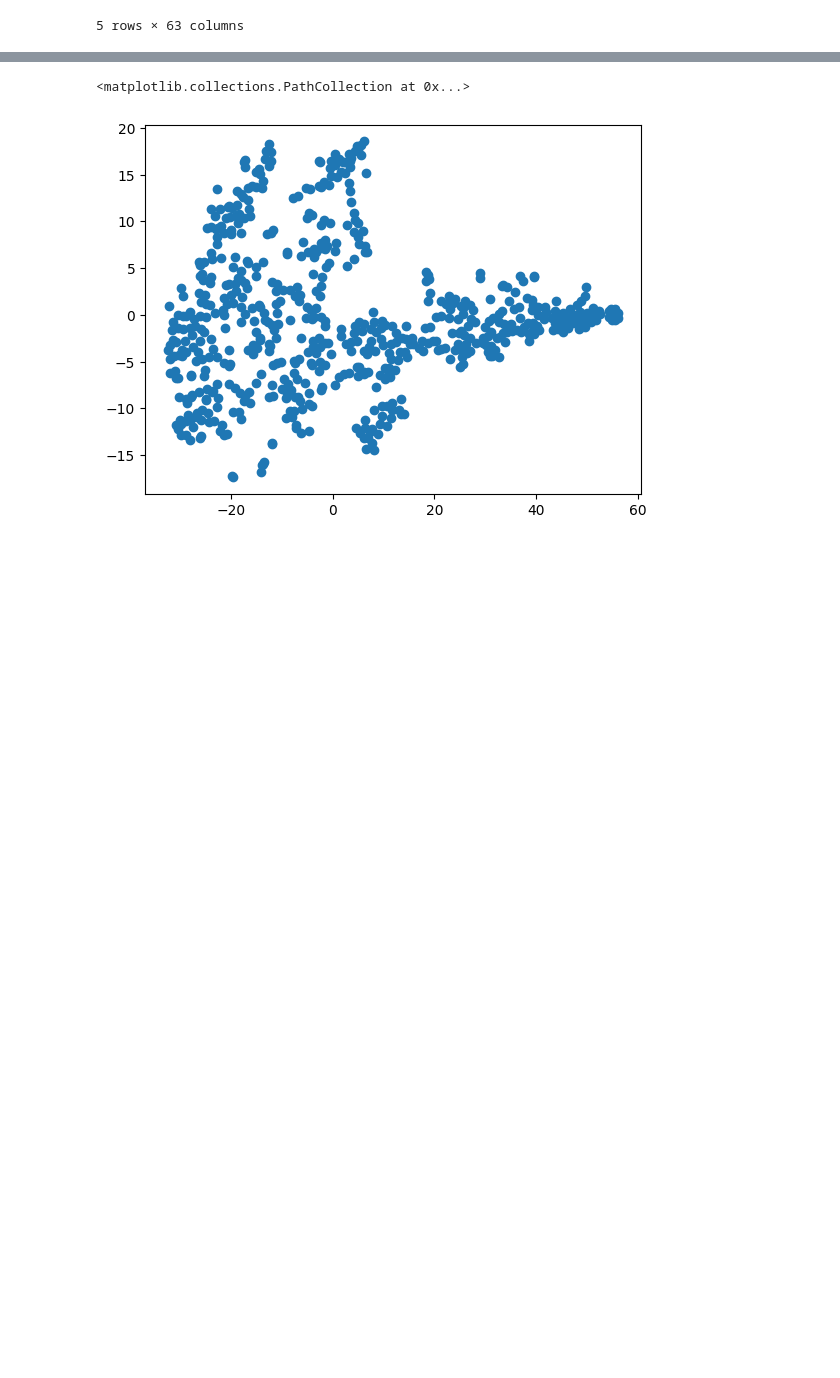
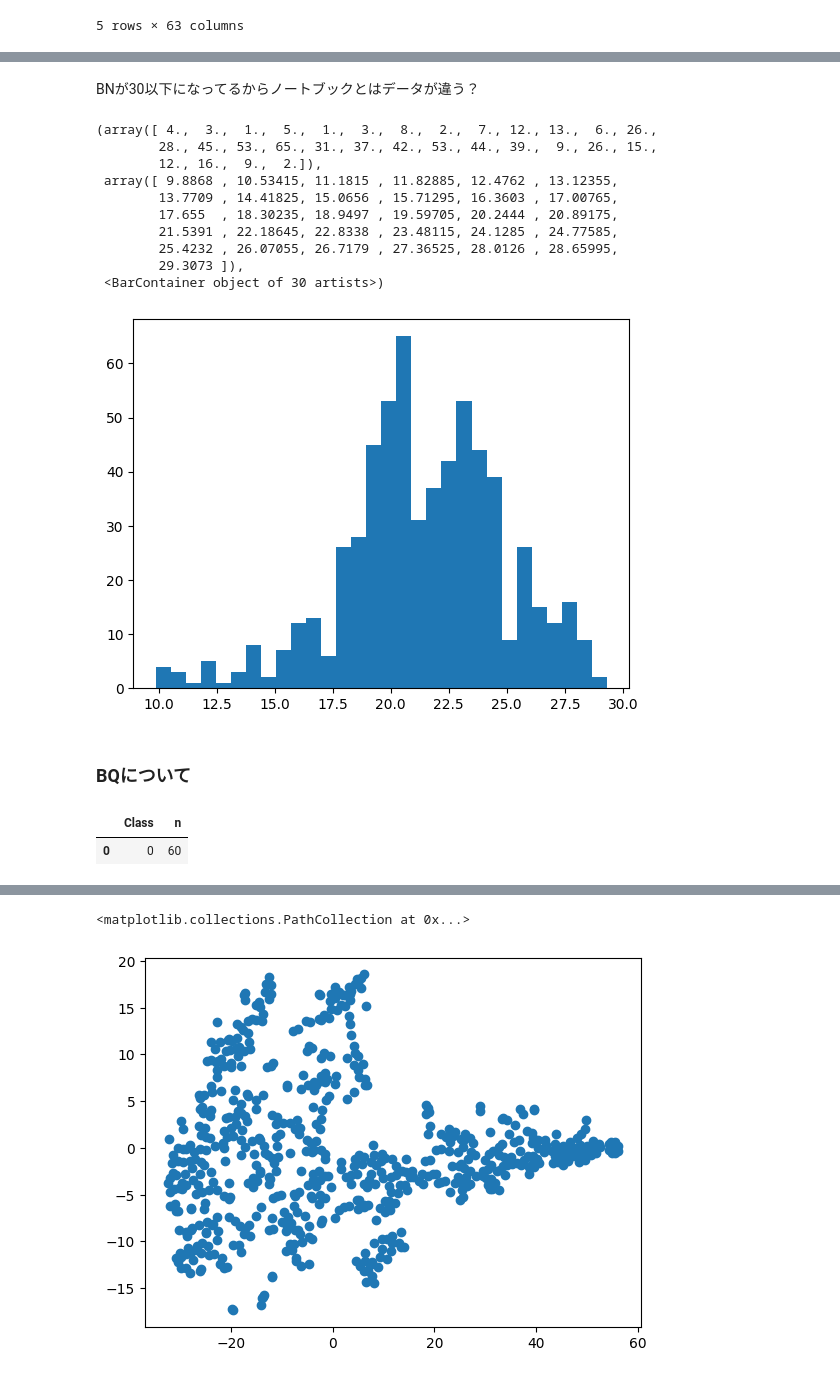
Before and after one commit to srs-1123/ICR-Identifying-Age-Related-Conditions, a Jupyter notebook: src/EDA.ipynb, the cells around one changed output, grey strips where cells are left out. Cells and saved outputs as stored; diff of their text form; code cells hidden in the pictures; blank space fills up the shorter version.

```diff
--- a/src/EDA.ipynb
+++ b/src/EDA.ipynb
@@ -124,0 +133,24 @@ BN_class_count.head()
+# %% [markdown]
+BNが30以下になってるからノートブックとはデータが違う？
+# %%
+plt.hist(data.BN, bins=30)
+# %% [output]
+(array([ 4.,  3.,  1.,  5.,  1.,  3.,  8.,  2.,  7., 12., 13.,  6., 26.,
+        28., 45., 53., 65., 31., 37., 42., 53., 44., 39.,  9., 26., 15.,
+        12., 16.,  9.,  2.]),
+ array([ 9.8868 , 10.53415, 11.1815 , 11.82885, 12.4762 , 13.12355,
+        13.7709 , 14.41825, 15.0656 , 15.71295, 16.3603 , 17.00765,
+        17.655  , 18.30235, 18.9497 , 19.59705, 20.2444 , 20.89175,
+        21.5391 , 22.18645, 22.8338 , 23.48115, 24.1285 , 24.77585,
+        25.4232 , 26.07055, 26.7179 , 27.36525, 28.0126 , 28.65995,
+        29.3073 ]),
+ <BarContainer object of 30 artists>)
+[figure, added]
+# %% [markdown]
+### BQについて
+# %%
+# dataの中で、BQに欠損値がある列を抽出してclassでグループ化、classの個数がいくつあるか出力
+data.loc[pd.isnull(data.BQ)].groupby('Class')['Class'].count().reset_index(name='n')
+# %% [output]
+|  | Class | n |
+| 0 | 0 | 60 |
```
Also changed, not shown: parts of 27 cells of this notebook, 1 other file.
